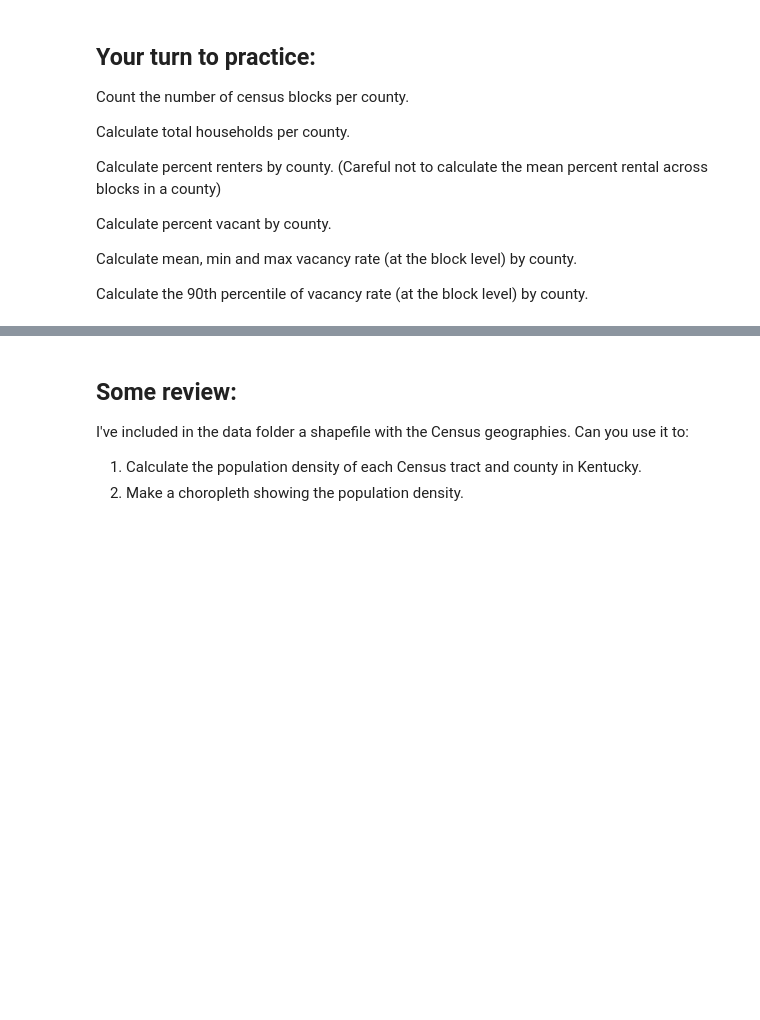
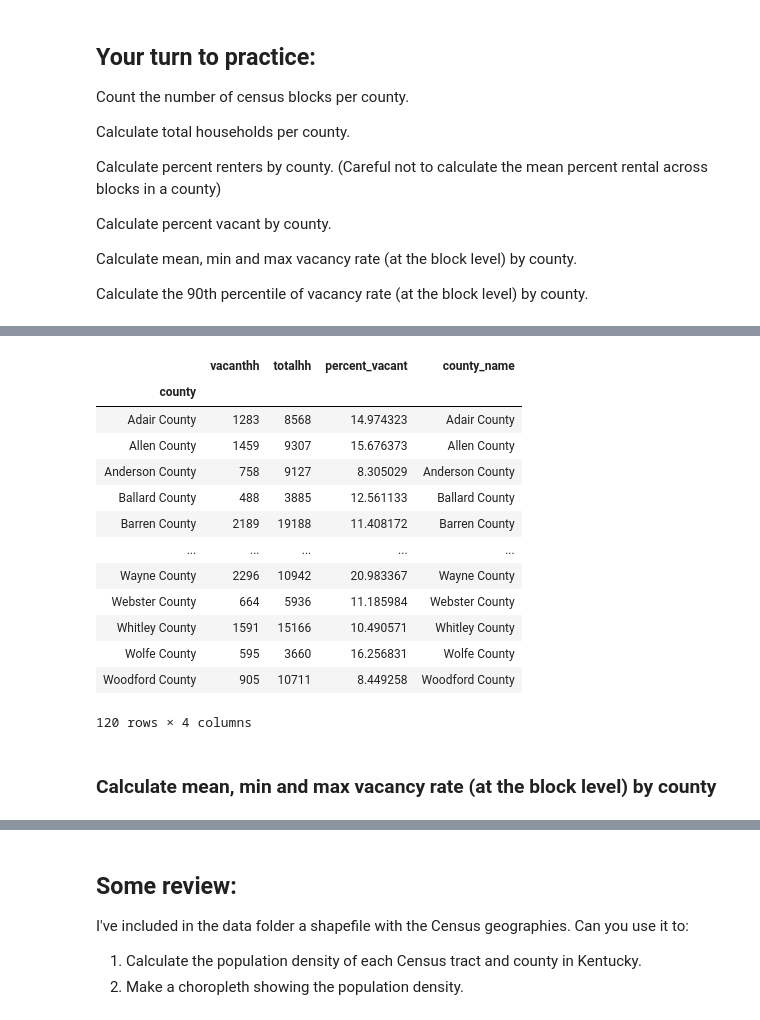
Before and after one commit to ebantwi/ce599, a Jupyter notebook: 11-Grouping/groupby.ipynb, the cells around one changed output, grey strips where cells are left out. Saved outputs shown, nothing was run; the diff lists cells and outputs as text; code cells hidden in the pictures; blank space fills up the shorter version.

```diff
--- a/11-Grouping/groupby.ipynb
+++ b/11-Grouping/groupby.ipynb
@@ -344,0 +435,10 @@ Calculate the 90th percentile of vacancy rate (at the block level) by county.
+# %%
+vacant = sf1['H3-D003'].groupby(sf1['county']).sum().to_frame('vacanthh')
+total = sf1['H3-D001'].groupby(sf1['county']).sum().to_frame('totalhh')
+vdf = pd.merge(vacant, total, how = 'inner', left_on = 'county', right_on = 'county')
+
+def pvpc(v,t):
+    return ((v/t)*100)
+
+vdf['percent_vacant'] = vdf.apply(lambda x: pvpc(x['vacanthh'],x['totalhh']), axis=1)
+vdf
@@ -344,0 +460,20 @@ Calculate the 90th percentile of vacancy rate (at the block level) by county.
+# %%
+vdf['county_name'] = vdf.index
+vdf
+# %% [output]
+|  | vacanthh | totalhh | percent_vacant | county_name |
+| county |  |  |  |  |
+| Adair County | 1283 | 8568 | 14.974323 | Adair County |
+| Allen County | 1459 | 9307 | 15.676373 | Allen County |
+| Anderson County | 758 | 9127 | 8.305029 | Anderson County |
+| Ballard County | 488 | 3885 | 12.561133 | Ballard County |
+| Barren County | 2189 | 19188 | 11.408172 | Barren County |
+| ... | ... | ... | ... | ... |
+| Wayne County | 2296 | 10942 | 20.983367 | Wayne County |
+| Webster County | 664 | 5936 | 11.185984 | Webster County |
+| Whitley County | 1591 | 15166 | 10.490571 | Whitley County |
+| Wolfe County | 595 | 3660 | 16.256831 | Wolfe County |
+| Woodford County | 905 | 10711 | 8.449258 | Woodford County |
+120 rows × 4 columns
+# %% [markdown]
+### Calculate mean, min and max vacancy rate (at the block level) by county
```
Also changed, not shown: parts of 21 cells of this notebook.
